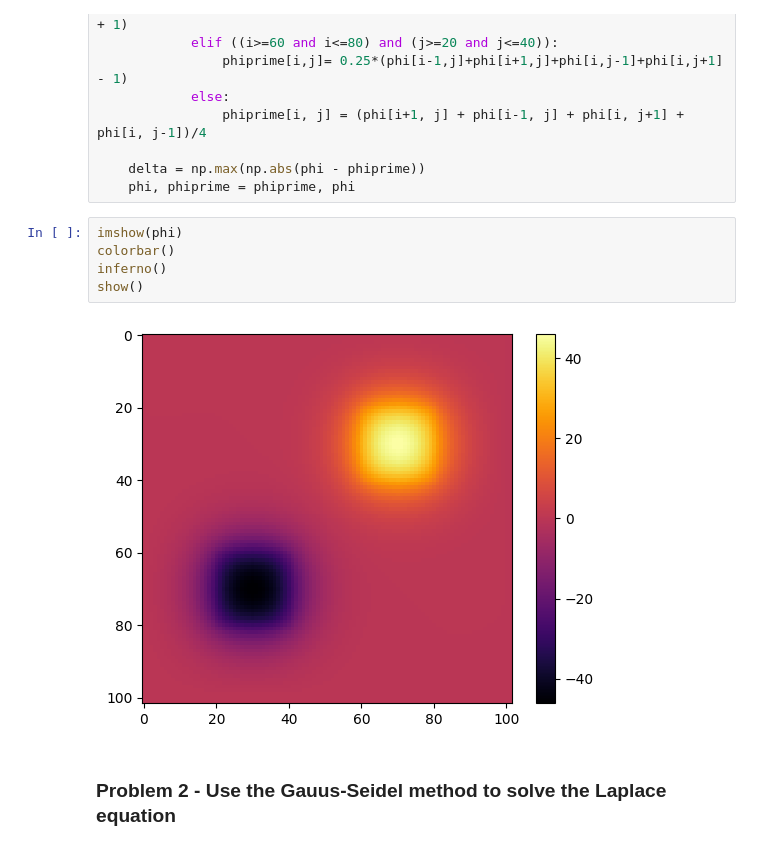
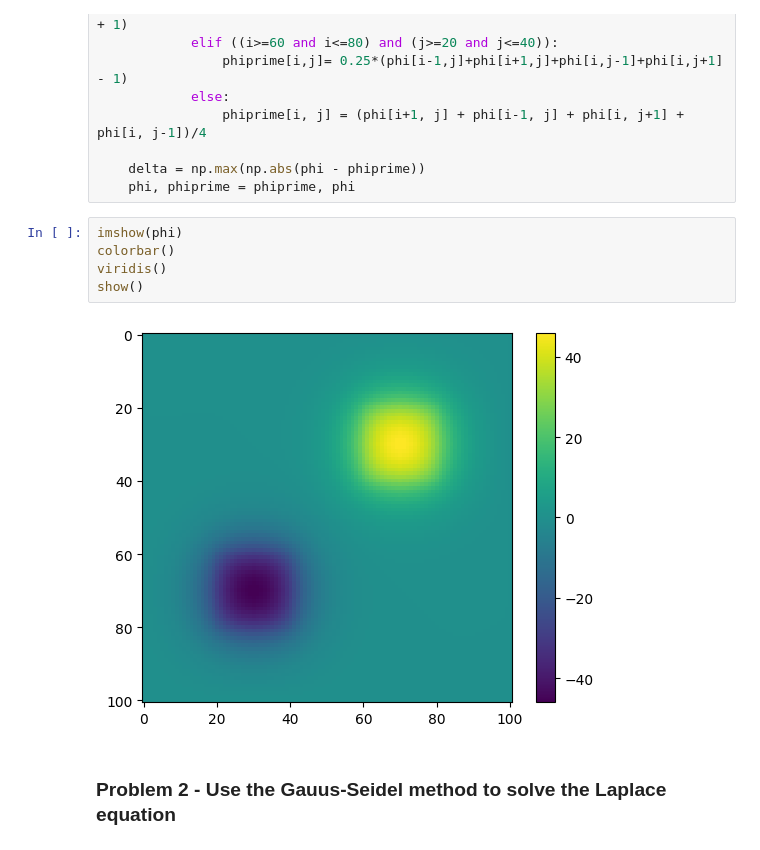
Before and after one commit to physerikc/computational-physics-II, a Jupyter notebook: list2 - partial differential equations.ipynb, the cells around one changed output. Drawn from its saved outputs; the diff is of its cells as text.

```diff
--- a/list2 - partial differential equations.ipynb
+++ b/list2 - partial differential equations.ipynb
@@ -65,10 +65,10 @@ while delta > target1:
 # %%
 imshow(phi)
 colorbar()
-inferno()
+viridis()
 show()
 # %% [output]
-[figure, old version]
+[figure, new version]
 # %% [markdown]
 ### Problem 2 - Use the Gauus-Seidel method to solve the Laplace equation
 # %%
```
Also changed, not shown: parts of 9 cells of this notebook.
